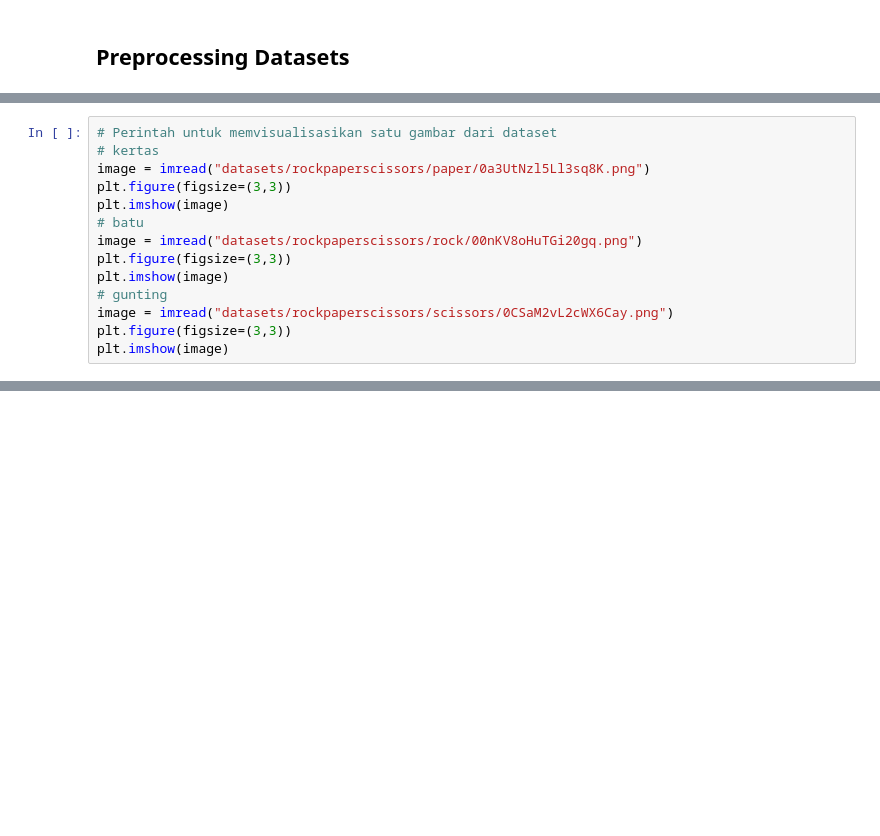
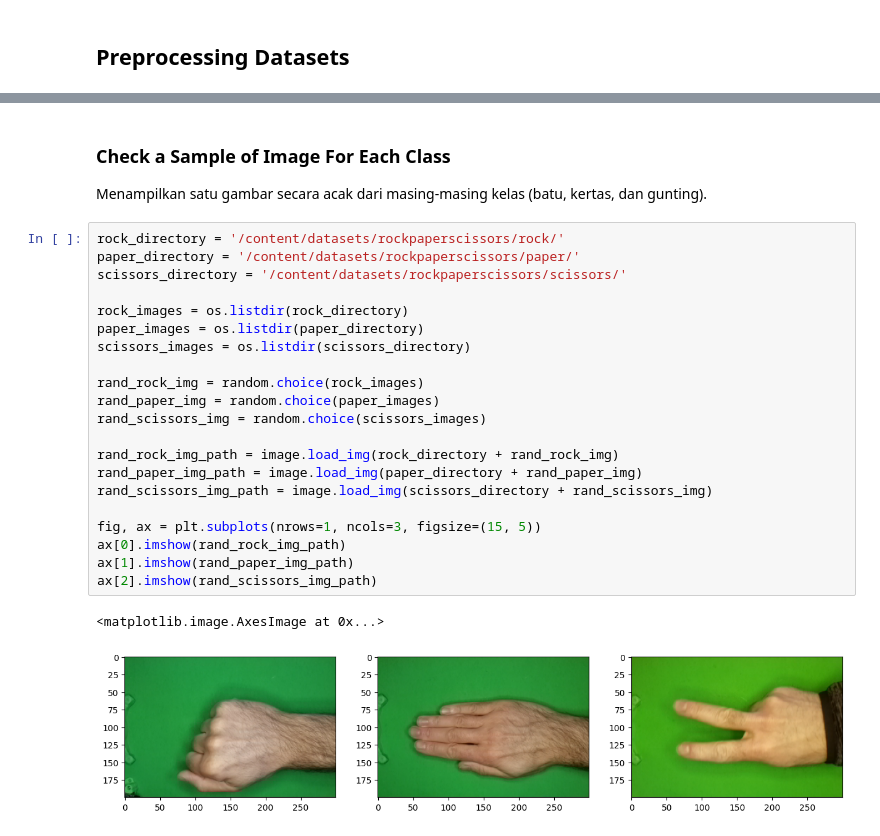
Before and after one commit to Vidi005/Submission-Machine-Learning-Pemula-Dicoding, a Jupyter notebook: Submission_Machine_Learning_Pemula_Dicoding.ipynb, the cells around one changed output, grey strips where cells are left out. Drawn from its saved outputs; the diff is of its cells as text; blank space fills up the shorter version.

```diff
--- a/Submission_Machine_Learning_Pemula_Dicoding.ipynb
+++ b/Submission_Machine_Learning_Pemula_Dicoding.ipynb
@@ -106,14 +64,0 @@ time: 179 ms
-# %%
-# Perintah untuk memvisualisasikan satu gambar dari dataset
-# kertas
-image = imread("datasets/rockpaperscissors/paper/0a3UtNzl5Ll3sq8K.png")
-plt.figure(figsize=(3,3))
-plt.imshow(image)
-# batu
-image = imread("datasets/rockpaperscissors/rock/00nKV8oHuTGi20gq.png")
-plt.figure(figsize=(3,3))
-plt.imshow(image)
-# gunting
-image = imread("datasets/rockpaperscissors/scissors/0CSaM2vL2cWX6Cay.png")
-plt.figure(figsize=(3,3))
-plt.imshow(image)
@@ -320,0 +124,27 @@ time: 41.4 s
+# %% [markdown]
+### Check a Sample of Image For Each Class
+Menampilkan satu gambar secara acak dari masing-masing kelas (batu, kertas, dan gunting).
+# %%
+rock_directory = '/content/datasets/rockpaperscissors/rock/'
+paper_directory = '/content/datasets/rockpaperscissors/paper/'
+scissors_directory = '/content/datasets/rockpaperscissors/scissors/'
+
+rock_images = os.listdir(rock_directory)
+paper_images = os.listdir(paper_directory)
+scissors_images = os.listdir(scissors_directory)
+
+rand_rock_img = random.choice(rock_images)
+rand_paper_img = random.choice(paper_images)
+rand_scissors_img = random.choice(scissors_images)
+
+rand_rock_img_path = image.load_img(rock_directory + rand_rock_img)
+rand_paper_img_path = image.load_img(paper_directory + rand_paper_img)
+rand_scissors_img_path = image.load_img(scissors_directory + rand_scissors_img)
+
+fig, ax = plt.subplots(nrows=1, ncols=3, figsize=(15, 5))
+ax[0].imshow(rand_rock_img_path)
+ax[1].imshow(rand_paper_img_path)
+ax[2].imshow(rand_scissors_img_path)
+# %% [output]
+<matplotlib.image.AxesImage at 0x...>
+[figure, added]
```
Also changed, not shown: parts of 61 cells of this notebook.
